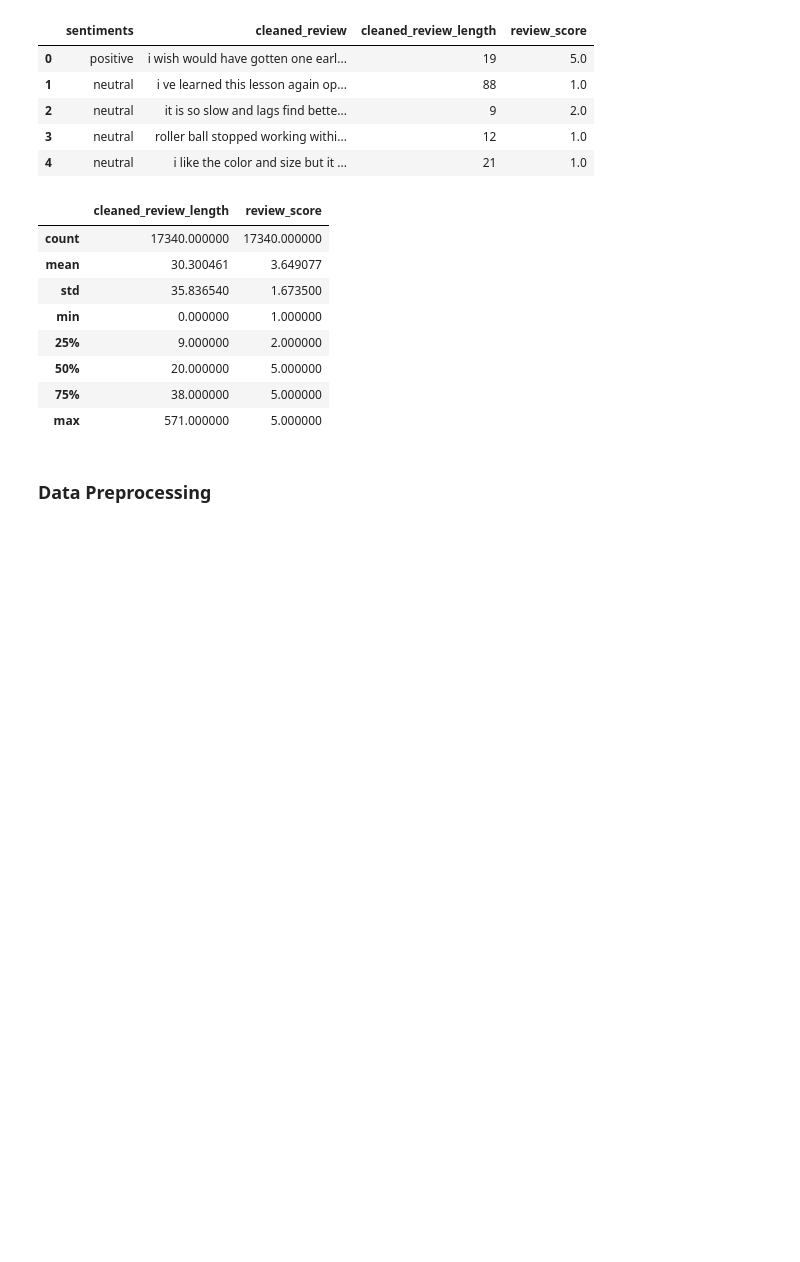
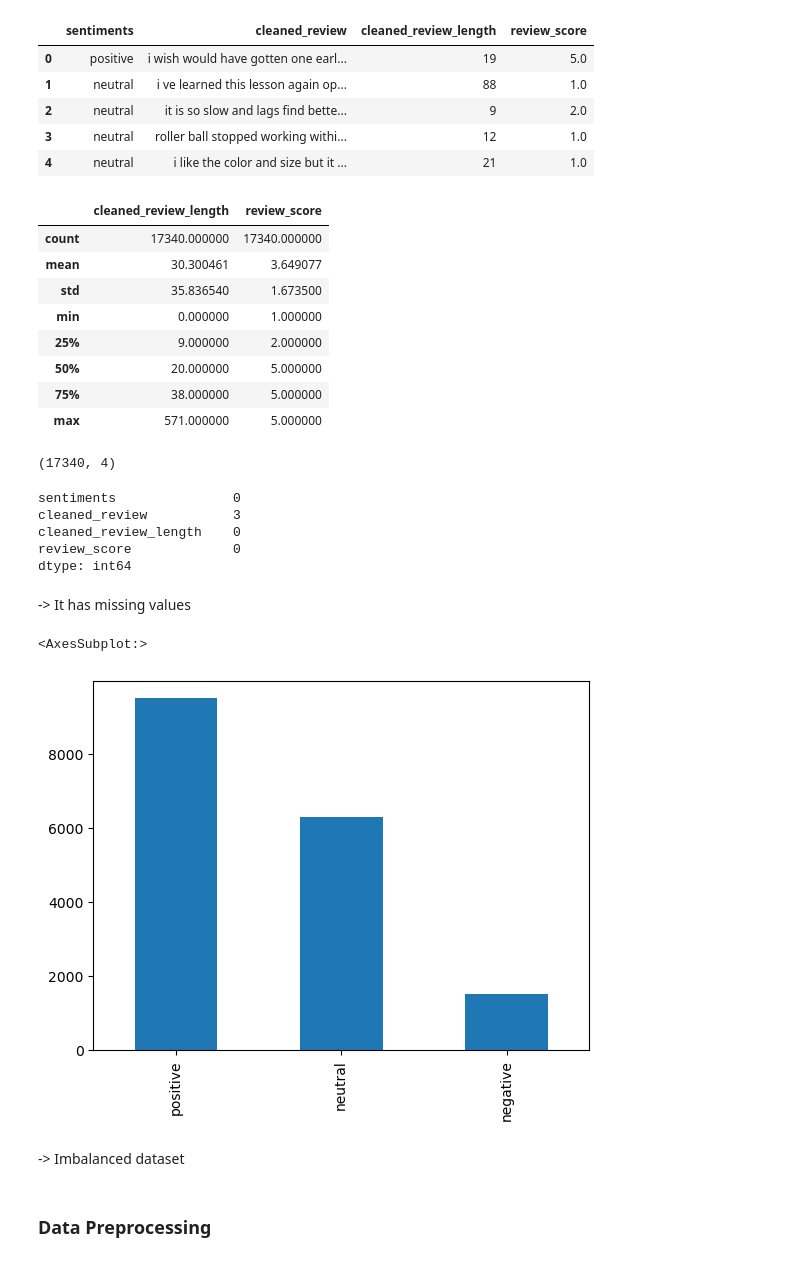
Before and after one commit to r-gg/ml-37, a Jupyter notebook: Exercise 3/BERT_Amazon.ipynb, the cells around one changed output. Cells and saved outputs as stored; diff of their text form; code cells hidden in the pictures; blank space fills up the shorter version.

Commit message:
Add new bert_amazon notebook

```diff
--- a/Exercise 3/BERT_Amazon.ipynb
+++ b/Exercise 3/BERT_Amazon.ipynb
@@ -33,7 +17,7 @@ from transformers import TFAutoModelForSequenceClassification # for sentimental
 # %% [markdown]
 ### Load Amazon Reviews Dataset
 # %%
-amazon_reviews_df = pd.read_csv('data/cleaned_amazon_reviews.csv')
+amazon_reviews_df = pd.read_csv('/kaggle/input/amazon/cleaned_amazon_reviews.csv')
 # %%
 amazon_reviews_df.head()
 # %% [output]
@@ -55,6 +39,27 @@ amazon_reviews_df.describe()
 | 50% | 20.000000 | 5.000000 |
 | 75% | 38.000000 | 5.000000 |
 | max | 571.000000 | 5.000000 |
+# %%
+amazon_reviews_df.shape
+# %% [output]
+(17340, 4)
+# %%
+amazon_reviews_df.isna().sum()
+# %% [output]
+sentiments               0
+cleaned_review           3
+cleaned_review_length    0
+review_score             0
+dtype: int64
+# %% [markdown]
+-> It has missing values
+# %%
+amazon_reviews_df.sentiments.value_counts().plot(kind='bar')
+# %% [output]
+<AxesSubplot:>
+[figure, added]
+# %% [markdown]
+-> Imbalanced dataset
 # %% [markdown]
 ### Data Preprocessing
 # %%
```
Also changed, not shown: parts of 34 cells of this notebook.
